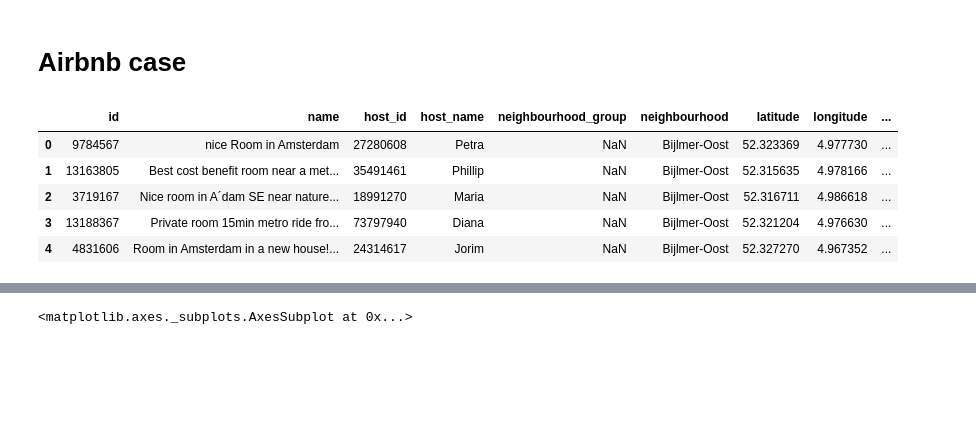
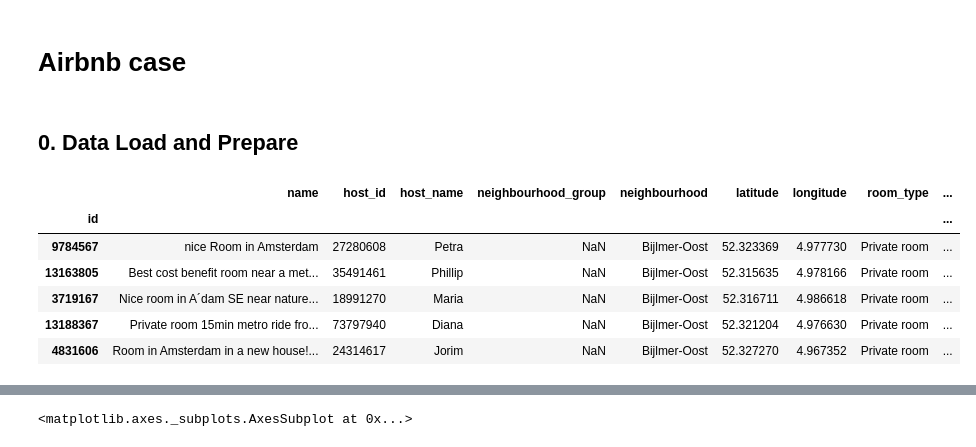
Before and after one commit to ant-on-su/case, a Jupyter notebook: notebooks/start.ipynb, the cells around one changed output, grey strips where cells are left out. Drawn from its saved outputs; the diff is of its cells as text; code cells hidden in the pictures; blank space fills up the shorter version.

```diff
--- a/notebooks/start.ipynb
+++ b/notebooks/start.ipynb
@@ -1,18 +1,21 @@
 # %% [markdown]
  # Airbnb case
+# %% [markdown]
+## 0. Data Load and Prepare
 # %%
 import pandas as pd
 import numpy as np
 import pandas_profiling
 # %%
-df=pd.read_csv('../data/listings.csv')
+df=pd.read_csv('../data/listings.csv', index_col='id')
 df.head()
 # %% [output]
-|  | id | name | host_id | host_name | neighbourhood_group | neighbourhood | latitude | longitude | ... |
-| 0 | 9784567 | nice Room in Amsterdam | 27280608 | Petra | NaN | Bijlmer-Oost | 52.323369 | 4.977730 | ... |
-| 1 | 13163805 | Best cost benefit room near a met... | 35491461 | Phillip | NaN | Bijlmer-Oost | 52.315635 | 4.978166 | ... |
-| 2 | 3719167 | Nice room in A´dam SE near nature... | 18991270 | Maria | NaN | Bijlmer-Oost | 52.316711 | 4.986618 | ... |
-| 3 | 13188367 | Private room 15min metro ride fro... | 73797940 | Diana | NaN | Bijlmer-Oost | 52.321204 | 4.976630 | ... |
-| 4 | 4831606 | Room in Amsterdam in a new house!... | 24314617 | Jorim | NaN | Bijlmer-Oost | 52.327270 | 4.967352 | ... |
+|  | name | host_id | host_name | neighbourhood_group | neighbourhood | latitude | longitude | room_type | ... |
+| id |  |  |  |  |  |  |  |  | ... |
+| 9784567 | nice Room in Amsterdam | 27280608 | Petra | NaN | Bijlmer-Oost | 52.323369 | 4.977730 | Private room | ... |
+| 13163805 | Best cost benefit room near a met... | 35491461 | Phillip | NaN | Bijlmer-Oost | 52.315635 | 4.978166 | Private room | ... |
+| 3719167 | Nice room in A´dam SE near nature... | 18991270 | Maria | NaN | Bijlmer-Oost | 52.316711 | 4.986618 | Private room | ... |
+| 13188367 | Private room 15min metro ride fro... | 73797940 | Diana | NaN | Bijlmer-Oost | 52.321204 | 4.976630 | Private room | ... |
+| 4831606 | Room in Amsterdam in a new house!... | 24314617 | Jorim | NaN | Bijlmer-Oost | 52.327270 | 4.967352 | Private room | ... |
 # %%
 df['last_review']=pd.to_datetime(df['last_review'], yearfirst=True)
```
Also changed, not shown: parts of 19 cells of this notebook, 1 other file.
